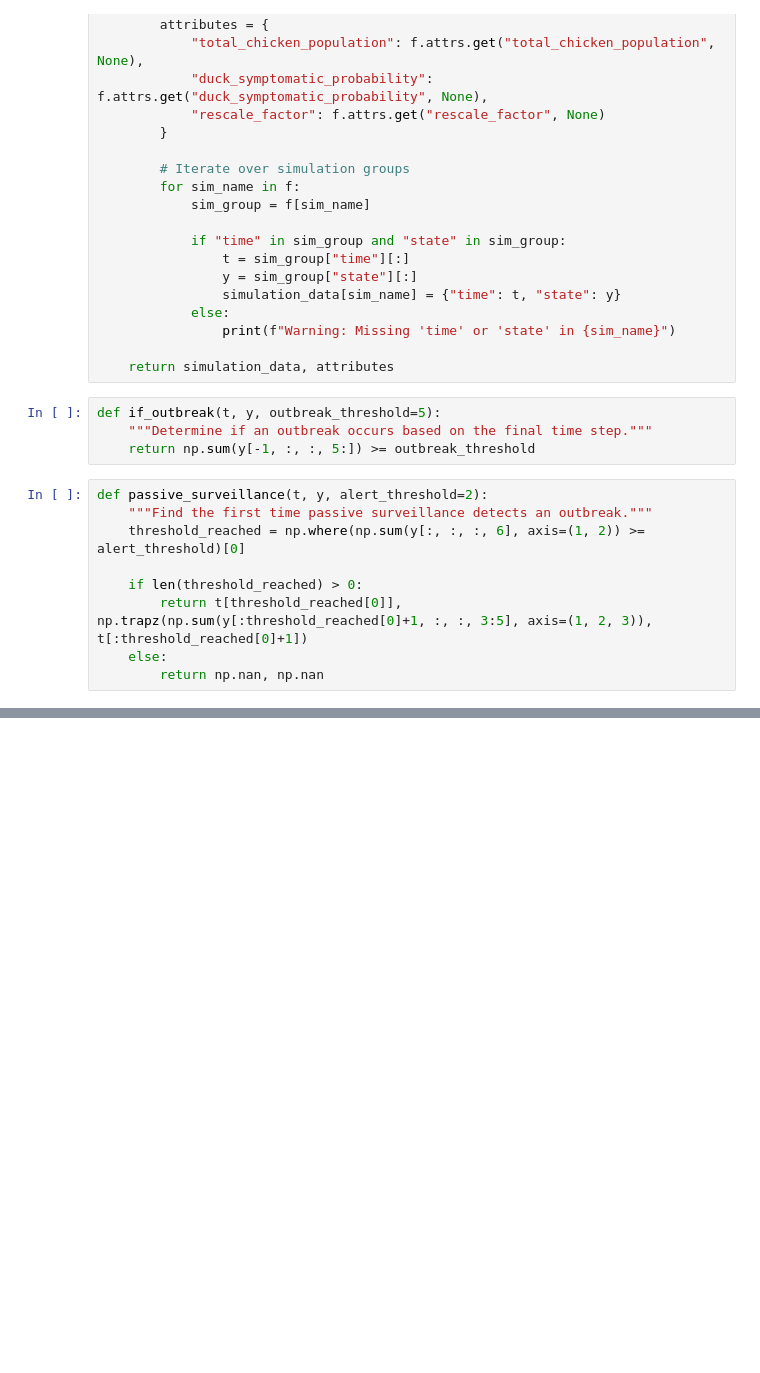
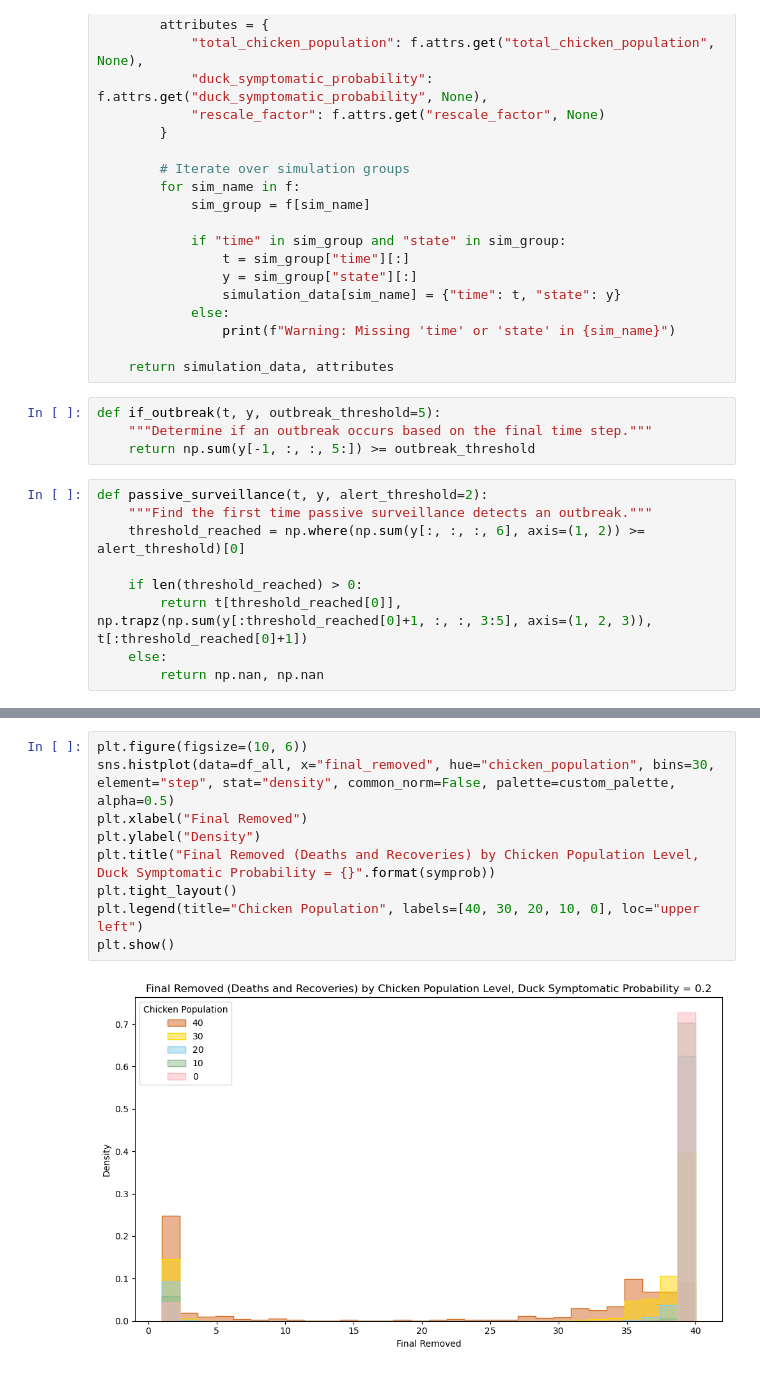
Before and after one commit to stevewu2001/Within-flock-simulation, a Jupyter notebook: detection_time_compare.ipynb, the cells around one changed output, grey strips where cells are left out. Cells and saved outputs as stored; diff of their text form; blank space fills up the shorter version.

```diff
--- a/detection_time_compare.ipynb
+++ b/detection_time_compare.ipynb
@@ -143,3 +175,14 @@ plt.show()
+# %%
+plt.figure(figsize=(10, 6))
+sns.histplot(data=df_all, x="final_removed", hue="chicken_population", bins=30, element="step", stat="density", common_norm=False, palette=custom_palette, alpha=0.5)
+plt.xlabel("Final Removed")
+plt.ylabel("Density")
+plt.title("Final Removed (Deaths and Recoveries) by Chicken Population Level, Duck Symptomatic Probability = {}".format(symprob))
+plt.tight_layout()
+plt.legend(title="Chicken Population", labels=[40, 30, 20, 10, 0], loc="upper left")
+plt.show()
+# %% [output]
+[figure, added]
 # %%
 # Classify each simulation into five categories
 df_all["outbreak_no_detection"] = (df_all["outbreak"] == True) & df_all[[
```
Also changed, not shown: parts of 7 cells of this notebook, 3 other files.
